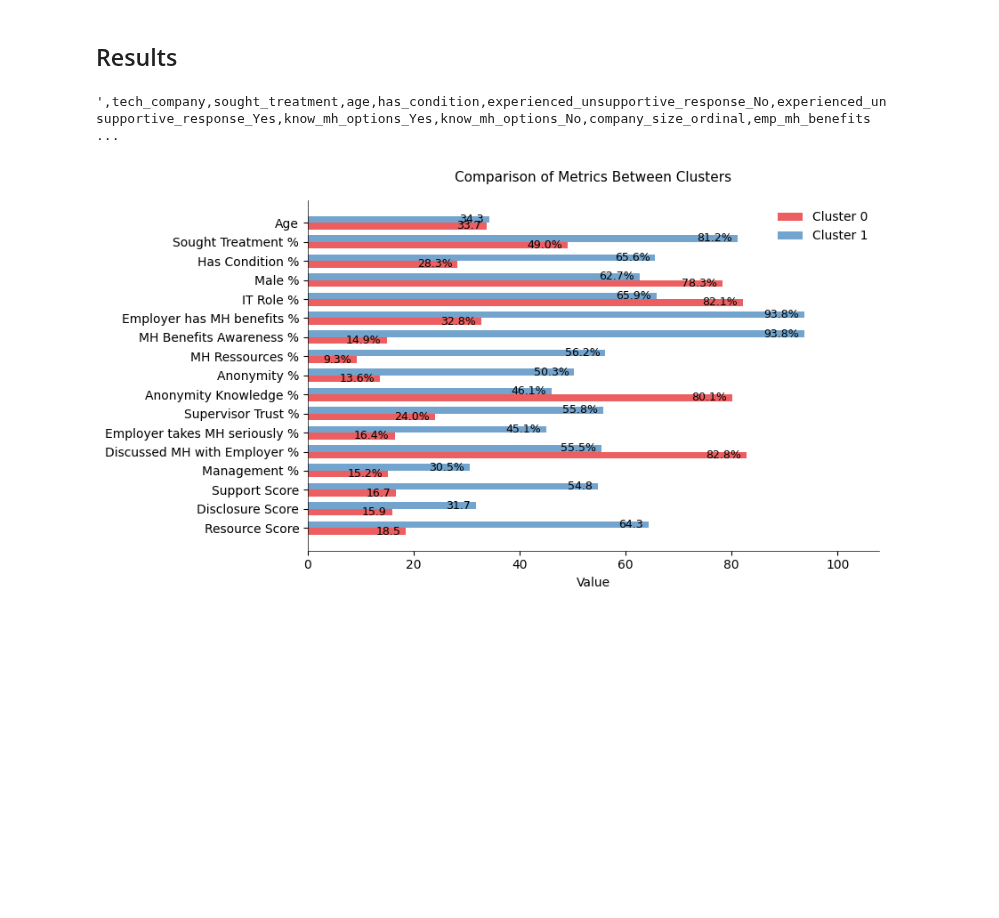
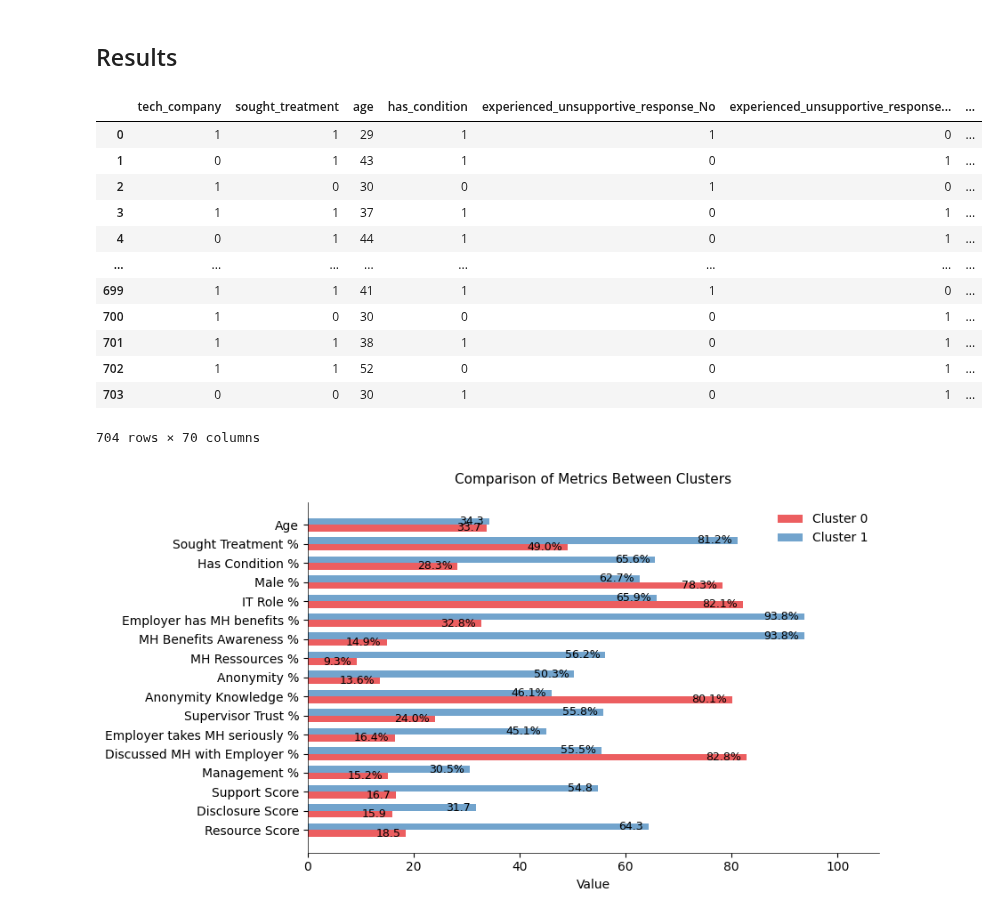
Before and after one commit to KonradKlein91/ml_unservised_learning, a Jupyter notebook: main.ipynb, the cells around one changed output. Saved outputs shown, nothing was run; the diff lists cells and outputs as text; code cells hidden in the pictures; blank space fills up the shorter version.

```diff
--- a/main.ipynb
+++ b/main.ipynb
@@ -1716,10 +1716,21 @@ It looks like KMeans seems to be the best fit.
 # %% [markdown]
 ## Results
 # %%
-fullfeature_df.head()
-fullfeature_df.to_csv()
+fullfeature_df
 # %% [output]
+|  | tech_company | sought_treatment | age | has_condition | experienced_unsupportive_response_No | experienced_unsupportive_response... | ... |
+| 0 | 1 | 1 | 29 | 1 | 1 | 0 | ... |
+| 1 | 0 | 1 | 43 | 1 | 0 | 1 | ... |
+| 2 | 1 | 0 | 30 | 0 | 1 | 0 | ... |
+| 3 | 1 | 1 | 37 | 1 | 0 | 1 | ... |
+| 4 | 0 | 1 | 44 | 1 | 0 | 1 | ... |
+| ... | ... | ... | ... | ... | ... | ... | ... |
+| 699 | 1 | 1 | 41 | 1 | 1 | 0 | ... |
+| 700 | 1 | 0 | 30 | 0 | 0 | 1 | ... |
+| 701 | 1 | 1 | 38 | 1 | 0 | 1 | ... |
+| 702 | 1 | 1 | 52 | 0 | 0 | 1 | ... |
+| 703 | 0 | 0 | 30 | 1 | 0 | 1 | ... |
-',tech_company,sought_treatment,age,has_condition,experienced_unsupportive_response_No,experienced_unsupportive_response_Yes,know_mh_options_Yes,know_mh_options_No,company_size_ordinal,emp_mh_benefits ...
+704 rows × 70 columns
 # %%
 # Copy data and add cluster labels
 df = fullfeature_df.copy()
```
Also changed, not shown: parts of 3 cells of this notebook, 2 other files.
